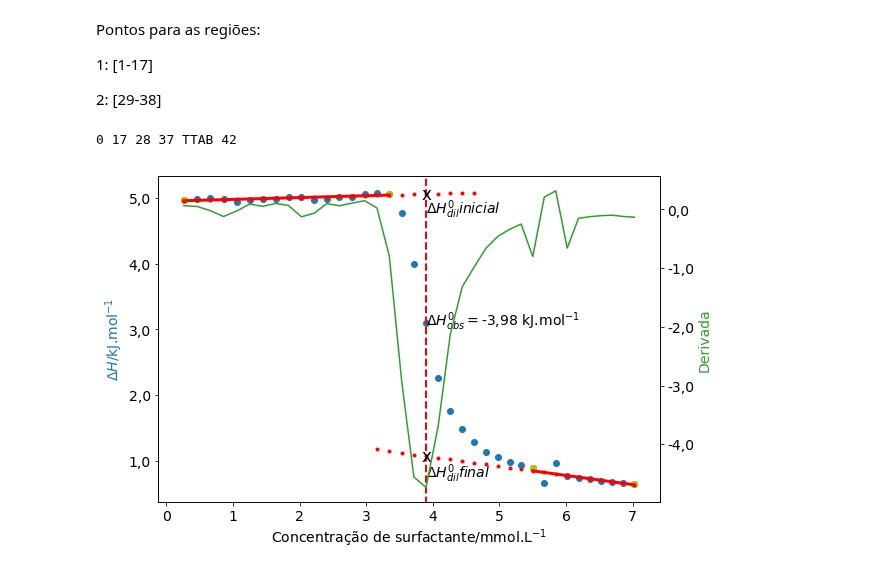
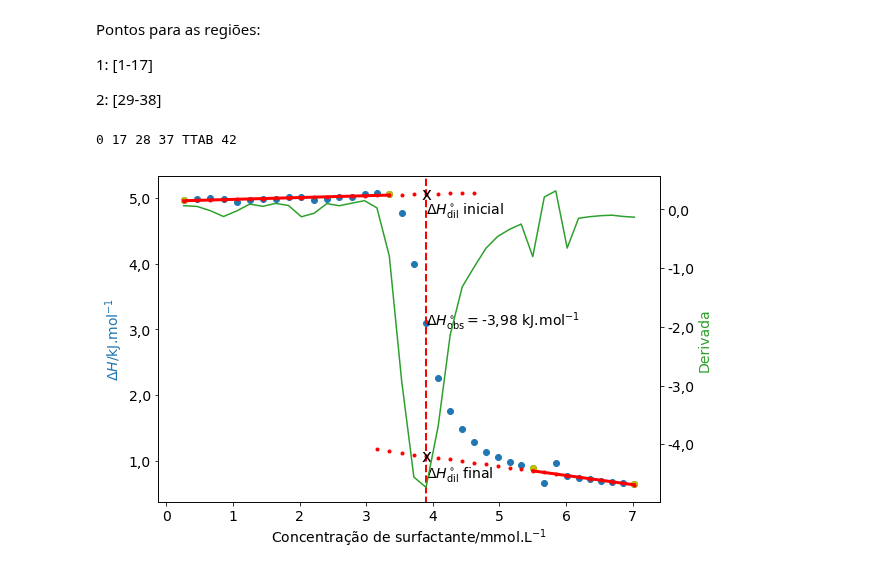
Before and after one commit to KarlClinckspoor/Tese, a Jupyter notebook: imagens/notebooks/ITC.ipynb, the cells around one changed output. Drawn from its saved outputs; the diff is of its cells as text; code cells hidden in the pictures.

```diff
--- a/imagens/notebooks/ITC.ipynb
+++ b/imagens/notebooks/ITC.ipynb
@@ -182,6 +182,8 @@ Pontos para as regiões:
 1: [1-17]
 
 2: [29-38]
+# %%
+mpl.rcParams.update({'font.size': 14, 'text.usetex':False})
 # %%
 def deriv_o(x, y):
     temp = []
@@ -245,11 +247,11 @@ def plot_fit_man(x, y, s1, s2, i1, i2, a1, a2, b1, b2, cmc, deriv, dh1, dh2, DH,
     ax2.set_ylabel('Derivada', color='C2')
 
     # Colocando textos, lembrando que tudo está em J
-    ax1.text(cmc, dh1-300, r'$\Delta H^0_{dil} inicial$')
-    ax1.text(cmc, dh2-325, r'$\Delta H^0_{dil} final$')
+    ax1.text(cmc, dh1-300, r'$\Delta H^\circ_\mathrm{dil}$ inicial')
+    ax1.text(cmc, dh2-325, r'$\Delta H^\circ_\mathrm{dil}$ final')
     #ax1.text(cmc, (dh1 + dh2)/2, r'$\Delta H^0_{obs} = $' + str(round(DH[0],0)/1000) + 'kJ.mol$^{-1}$')
     DHmic = str(round(DH[0]/1000, 3)).replace('.',',')[0:5]
-    ax1.text(cmc, (dh1 + dh2)/2, rf'$\Delta H^0_{{obs}} = ${DHmic} kJ.mol$^{{-1}}$')
+    ax1.text(cmc, (dh1 + dh2)/2, rf'$\Delta H^\circ_\mathrm{{obs}} = ${DHmic} kJ.mol$^{{-1}}$')
     ax1.text(cmc, dh1, 'x', ha='center', va='center', fontsize='large')
     ax1.text(cmc, dh2, 'x', ha='center', va='center', fontsize='large')
 
@@ -270,32 +272,32 @@ def replot_cmc_DH(x, y, a1, a2, b1, b2, name):
     params.add('a1', a1, vary=False)
     params.add('a2', a2, vary=False)
     params.add('b1', b1, vary=False)
     params.add('b2', b2, vary=False)
 
     fit = minimize(residual_2_lin_man, params, args=(x, y))
 
     s1 = fit.params['s1'].value
     s2 = fit.params['s2'].value
     i1 = fit.params['i1'].value
     i2 = fit.params['i2'].value
 
     dh1 = linear(cmc, s1, i1)
     dh2 = linear(cmc, s2, i2)
     DH = dh2 - dh1
     plot_fit_man(x, y, s1, s2, i1, i2, a1, a2, b1, b2, cmc, deriv, dh1, dh2, DH, name=name)
     return cmc, DH
 
 name = 'TTAB 42'
 a1 = 1-1
 a2 = 18-1
 b1 = 29-1
 b2 = 38-1
 print(a1, a2, b1, b2, name)
 temp_x = np.array(inj['Xt'])
 temp_y = np.array(inj['DH'])
 
 cmc, DH = replot_cmc_DH(temp_x[1:], temp_y[1:], a1, a2, b1, b2, name)
-plt.savefig('../itc/extracao_cmc_dh_exemplo.pdf')
+#plt.savefig('../itc/extracao_cmc_dh_exemplo.pdf')
 # %% [output]
 0 17 28 37 TTAB 42
-[figure, old version]
+[figure, new version]
```
Also changed, not shown: 42 other files.
